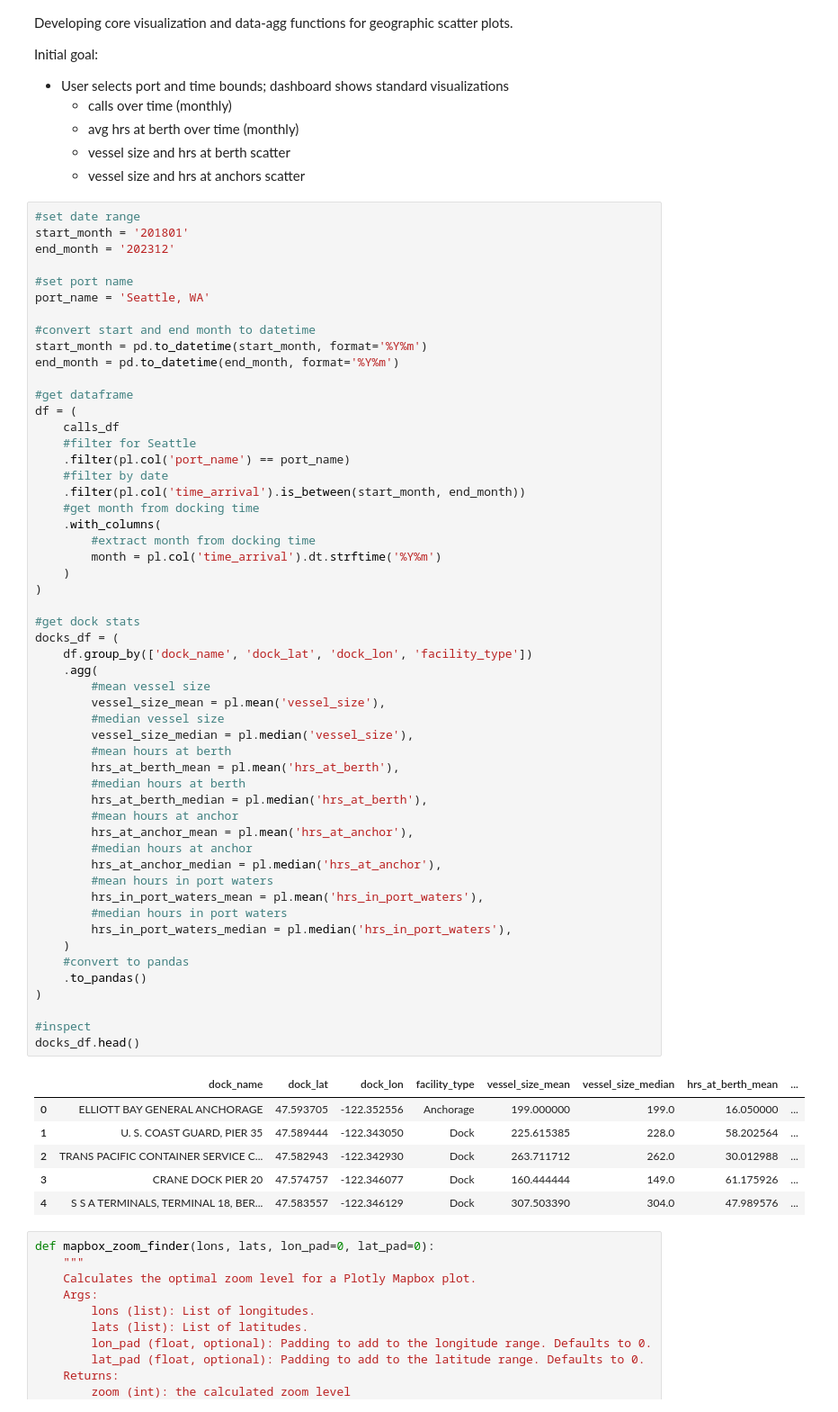
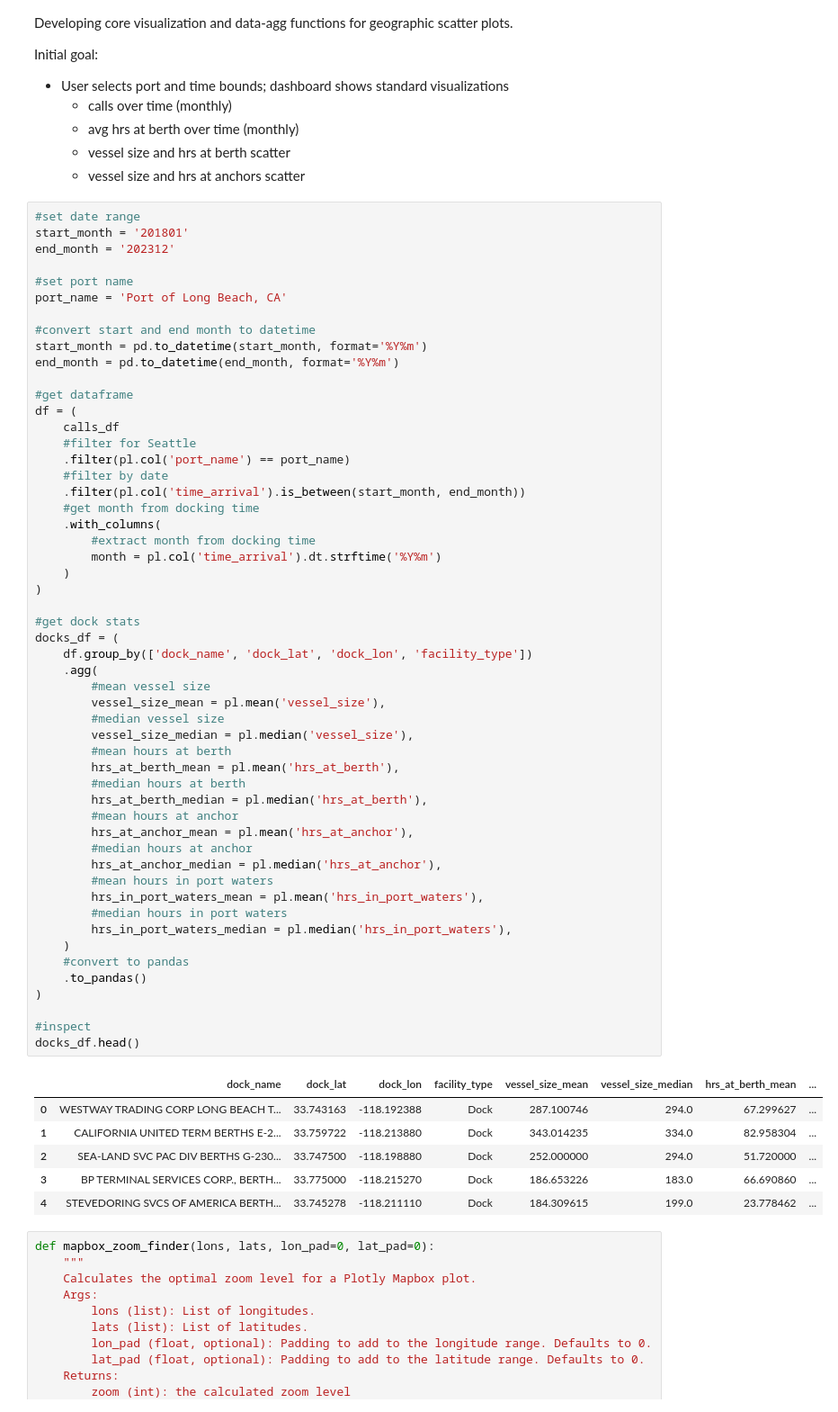
Before and after one commit to epistemetrica/Port-Performance-Project, a Jupyter notebook: port_stats.ipynb, the cells around one changed output. Shown at 90% size. Saved outputs shown, nothing was run; the diff lists cells and outputs as text.

```diff
--- a/port_stats.ipynb
+++ b/port_stats.ipynb
@@ -466,7 +466,7 @@ start_month = '201801'
 end_month = '202312'
 
 #set port name
-port_name = 'Seattle, WA'
+port_name = 'Port of Long Beach, CA'
 
 #convert start and end month to datetime
 start_month = pd.to_datetime(start_month, format='%Y%m')
@@ -488,38 +488,38 @@ df = (
 
 #get dock stats
 docks_df = (
     df.group_by(['dock_name', 'dock_lat', 'dock_lon', 'facility_type'])
     .agg(
         #mean vessel size
         vessel_size_mean = pl.mean('vessel_size'),
         #median vessel size
         vessel_size_median = pl.median('vessel_size'),
         #mean hours at berth
         hrs_at_berth_mean = pl.mean('hrs_at_berth'),
         #median hours at berth
         hrs_at_berth_median = pl.median('hrs_at_berth'),
         #mean hours at anchor
         hrs_at_anchor_mean = pl.mean('hrs_at_anchor'),
         #median hours at anchor
         hrs_at_anchor_median = pl.median('hrs_at_anchor'),
         #mean hours in port waters
         hrs_in_port_waters_mean = pl.mean('hrs_in_port_waters'),
         #median hours in port waters
         hrs_in_port_waters_median = pl.median('hrs_in_port_waters'),
     )
     #convert to pandas
     .to_pandas()
 )
 
 #inspect
 docks_df.head()
 # %% [output]
 |  | dock_name | dock_lat | dock_lon | facility_type | vessel_size_mean | vessel_size_median | hrs_at_berth_mean | ... |
-| 0 | ELLIOTT BAY GENERAL ANCHORAGE | 47.593705 | -122.352556 | Anchorage | 199.000000 | 199.0 | 16.050000 | ... |
-| 1 | U. S. COAST GUARD, PIER 35 | 47.589444 | -122.343050 | Dock | 225.615385 | 228.0 | 58.202564 | ... |
-| 2 | TRANS PACIFIC CONTAINER SERVICE C... | 47.582943 | -122.342930 | Dock | 263.711712 | 262.0 | 30.012988 | ... |
-| 3 | CRANE DOCK PIER 20 | 47.574757 | -122.346077 | Dock | 160.444444 | 149.0 | 61.175926 | ... |
-| 4 | S S A TERMINALS, TERMINAL 18, BER... | 47.583557 | -122.346129 | Dock | 307.503390 | 304.0 | 47.989576 | ... |
+| 0 | WESTWAY TRADING CORP LONG BEACH T... | 33.743163 | -118.192388 | Dock | 287.100746 | 294.0 | 67.299627 | ... |
+| 1 | CALIFORNIA UNITED TERM BERTHS E-2... | 33.759722 | -118.213880 | Dock | 343.014235 | 334.0 | 82.958304 | ... |
+| 2 | SEA-LAND SVC PAC DIV BERTHS G-230... | 33.747500 | -118.198880 | Dock | 252.000000 | 294.0 | 51.720000 | ... |
+| 3 | BP TERMINAL SERVICES CORP., BERTH... | 33.775000 | -118.215270 | Dock | 186.653226 | 183.0 | 66.690860 | ... |
+| 4 | STEVEDORING SVCS OF AMERICA BERTH... | 33.745278 | -118.211110 | Dock | 184.309615 | 199.0 | 23.778462 | ... |
 # %%
 def mapbox_zoom_finder(lons, lats, lon_pad=0, lat_pad=0):
     """
```
Also changed, not shown: parts of 5 cells of this notebook, 4 other files.
